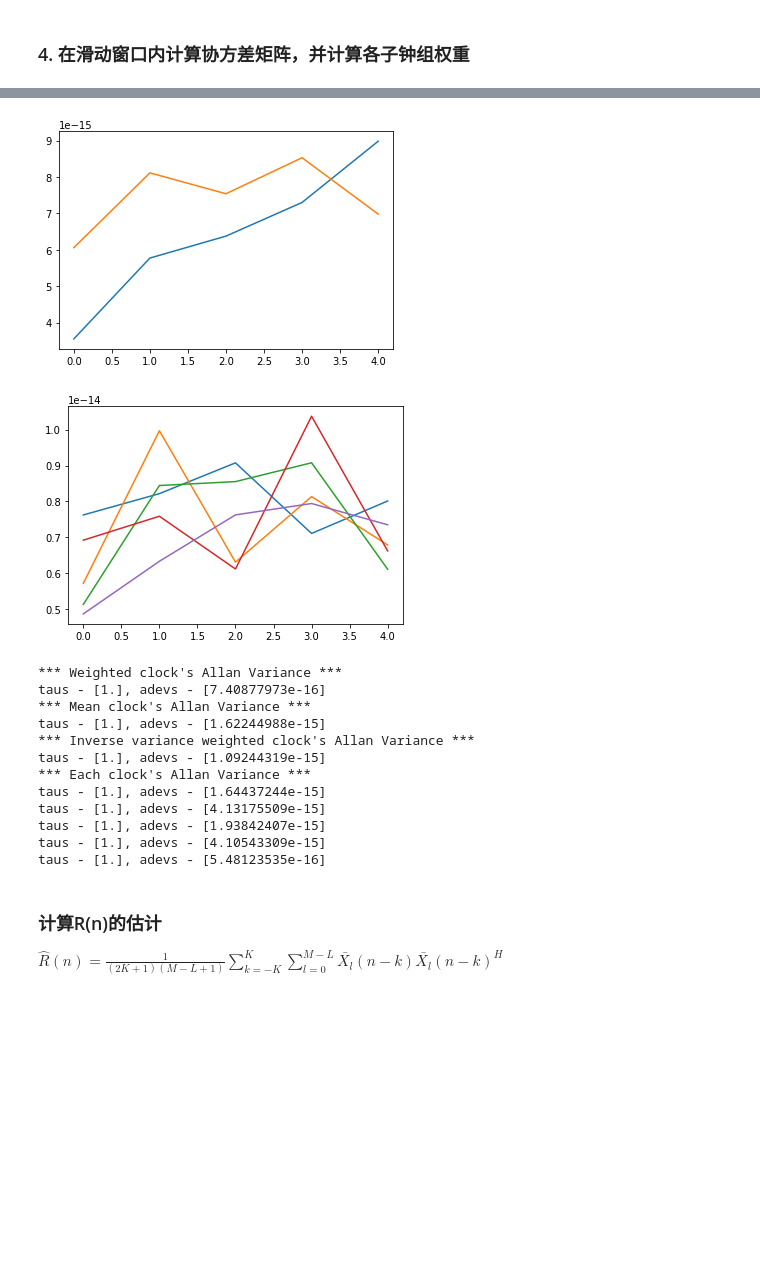
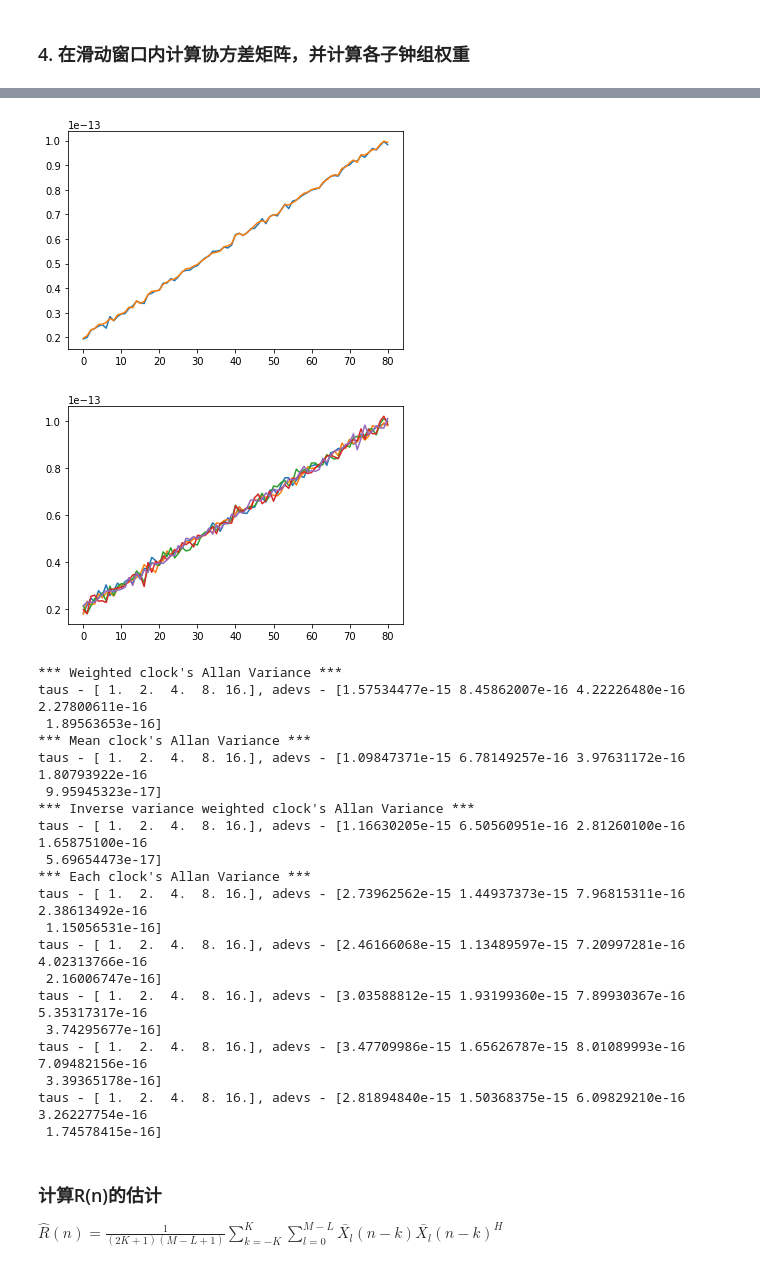
Before and after one commit to mochiliu3000/beamformer, a Jupyter notebook: Minimum Variance Beamformer.ipynb, the cells around one changed output, grey strips where cells are left out. Drawn from its saved outputs; the diff is of its cells as text; code cells hidden in the pictures; blank space fills up the shorter version.

```diff
--- a/Minimum Variance Beamformer.ipynb
+++ b/Minimum Variance Beamformer.ipynb
@@ -22,7 +22,7 @@ mu_2 = 0
 sigma_1 = 2 * 10 ** (-30)
 sigma_2 = 10 ** (-34)
 
-t = range(1,11) # 1,2,3...10
+t = range(1,101) # 1,2,3...10
 clock_size = 5
 # %%
 import math
@@ -61,7 +58,7 @@ $ y_{i}(t) = y_{i}(t) + \beta GN_{s}, -1 < \beta < 1 $
 $ GN_{s} $ 代表环境产生的噪声。β表示相关性的大小，用它来控制钟之间的相关性
 # %%
 beta_range = 1.0
-beta_fix = True
+beta_fix = False
 mu_s = 0
 sigma_s = 10 ** (-30)
 
@@ -166,7 +166,7 @@ print(subsets)
 ### 4. 在滑动窗口内计算协方差矩阵，并计算各子钟组权重
 # %%
 regularization = True
-window_size = 5
+window_size = 20
 window_step = 1
 A = np.ones((clock_size - subset_size + 1, 1))
 
@@ -244,14 +244,12 @@ for i in range(int((y_t.shape[0] - window_size) / window_step) + 1):
 # 11. Visualize weighted clock estimation and each clock
 print("------------------Overall------------------")
 print("*** Weighted clock estimation ***")
-weighted_clock_estimation = weighted_clock_estimation[:-1]
 print(weighted_clock_estimation)
 
 print("*** Inverse variance weighted clock estimation ***")
-weighted_inverse_variance_estimation = weighted_inverse_variance_estimation[:-1]
 print(weighted_inverse_variance_estimation)
 
-real_clock = y_t[-int((y_t.shape[0] - window_size) / window_step):,]
+real_clock = y_t[-(int((y_t.shape[0] - window_size) / window_step) + 1):,]
 real_clock_mean = np.mean(real_clock, axis=1)
 print("*** Mean clock estimation ***")
 print(real_clock_mean)
@@ -309,17 +307,25 @@ for i in range(real_clock.shape[1]):
-[figure, old version]
+[figure, new version]
-[figure, old version]
+[figure, new version]
 *** Weighted clock's Allan Variance ***
-taus - [1.], adevs - [7.40877973e-16]
+taus - [ 1.  2.  4.  8. 16.], adevs - [1.57534477e-15 8.45862007e-16 4.22226480e-16 2.27800611e-16
+ 1.89563653e-16]
 *** Mean clock's Allan Variance ***
-taus - [1.], adevs - [1.62244988e-15]
+taus - [ 1.  2.  4.  8. 16.], adevs - [1.09847371e-15 6.78149257e-16 3.97631172e-16 1.80793922e-16
+ 9.95945323e-17]
 *** Inverse variance weighted clock's Allan Variance ***
-taus - [1.], adevs - [1.09244319e-15]
+taus - [ 1.  2.  4.  8. 16.], adevs - [1.16630205e-15 6.50560951e-16 2.81260100e-16 1.65875100e-16
+ 5.69654473e-17]
 *** Each clock's Allan Variance ***
-taus - [1.], adevs - [1.64437244e-15]
-taus - [1.], adevs - [4.13175509e-15]
-taus - [1.], adevs - [1.93842407e-15]
-taus - [1.], adevs - [4.10543309e-15]
-taus - [1.], adevs - [5.48123535e-16]
+taus - [ 1.  2.  4.  8. 16.], adevs - [2.73962562e-15 1.44937373e-15 7.96815311e-16 2.38613492e-16
+ 1.15056531e-16]
+taus - [ 1.  2.  4.  8. 16.], adevs - [2.46166068e-15 1.13489597e-15 7.20997281e-16 4.02313766e-16
+ 2.16006747e-16]
+taus - [ 1.  2.  4.  8. 16.], adevs - [3.03588812e-15 1.93199360e-15 7.89930367e-16 5.35317317e-16
+ 3.74295677e-16]
+taus - [ 1.  2.  4.  8. 16.], adevs - [3.47709986e-15 1.65626787e-15 8.01089993e-16 7.09482156e-16
+ 3.39365178e-16]
+taus - [ 1.  2.  4.  8. 16.], adevs - [2.81894840e-15 1.50368375e-15 6.09829210e-16 3.26227754e-16
+ 1.74578415e-16]
 # %% [markdown]
 ### 计算R(n)的估计
 $ \hat{R}(n)=\frac{1}{(2K+1)(M-L+1)}\sum_{k=-K}^K\sum_{l=0}^{M-L}\bar{X_l}(n-k)\bar{X_l}(n-k)^{H} $
```
Also changed, not shown: parts of 7 cells of this notebook, 1 other file.
